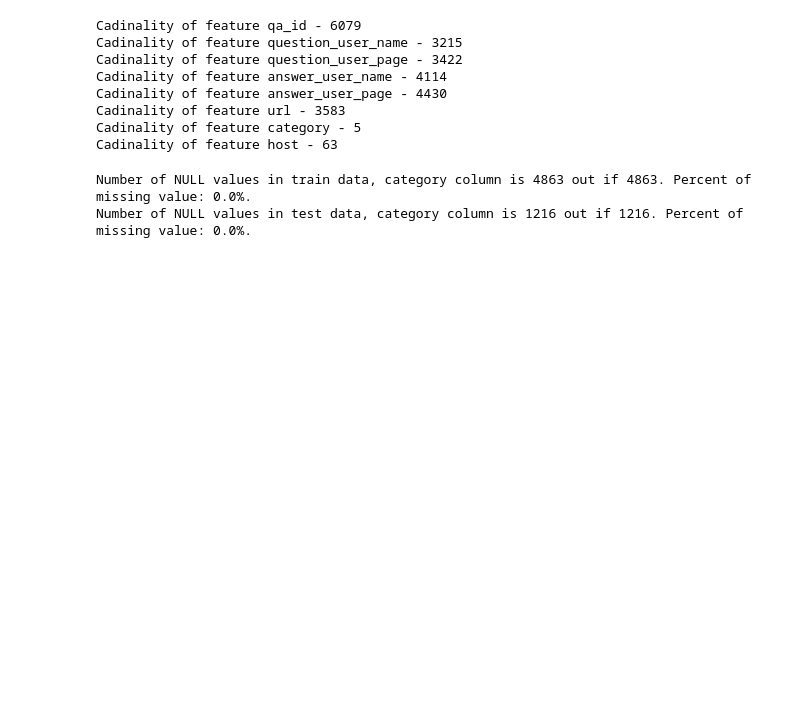
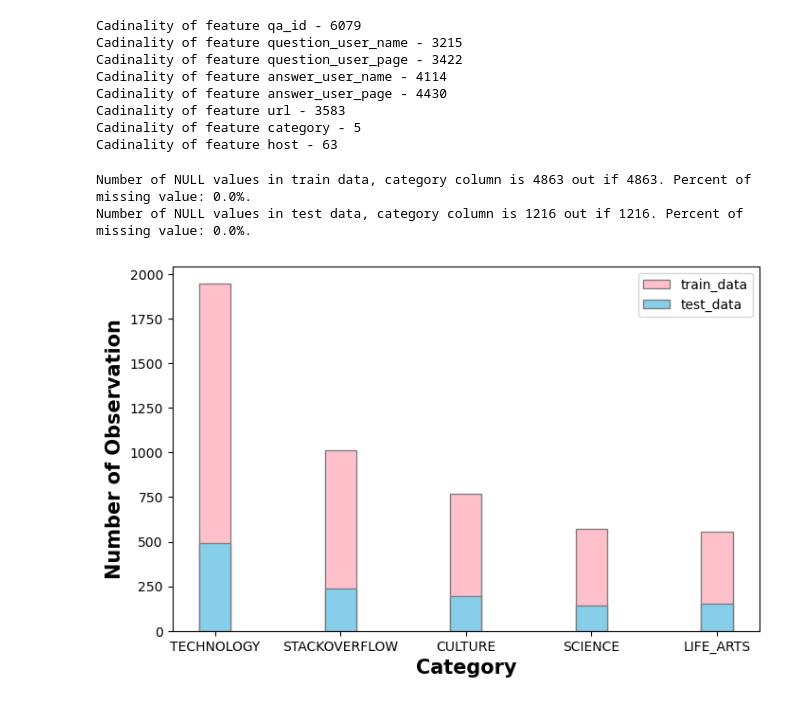
Before and after one commit to nikunjprajapati22/GoogleQuestChallenge, a Jupyter notebook: Project.ipynb, the cells around one changed output. Drawn from its saved outputs; the diff is of its cells as text; code cells hidden in the pictures; blank space fills up the shorter version.

Commit message:
plotted visualization tables

```diff
--- a/Project.ipynb
+++ b/Project.ipynb
@@ -127,3 +127,33 @@ print(f"Number of NULL values in test data, category column is {miss} out if {to
 # %% [output]
 Number of NULL values in train data, category column is 4863 out if 4863. Percent of missing value: 0.0%.
 Number of NULL values in test data, category column is 1216 out if 1216. Percent of missing value: 0.0%.
+# %%
+#set width bar
+barWidth = 0.25
+fig = plt.subplots(figsize=(8, 5))
+
+#set height of bar
+train_data_category = X_train['category'].value_counts()
+#print(train_data_category)
+
+test_data_category = X_test['category'].value_counts()
+test_data_category = test_data_category.loc[train_data_category.index]
+#print(test_data_category)
+
+#set position of bar on X axis
+br1 = np.arange(len(train_data_category))
+br2 = [x for x in br1]
+
+#make the plot
+plt.bar(br1, train_data_category, color='#FFC0CB', width=barWidth, edgecolor='grey', label = 'train_data')
+plt.bar(br2, test_data_category, color='#87CEEB', width=barWidth, edgecolor='grey', label='test_data')
+
+#Adding Xticks
+plt.xlabel('Category', fontweight ='bold', fontsize = 15)
+plt.ylabel('Number of Observation', fontweight ='bold', fontsize = 15)
+plt.xticks([r for r in range(len(train_data_category))], train_data_category.index)
+
+plt.legend()
+plt.show()
+# %% [output]
+[figure, added]
```
